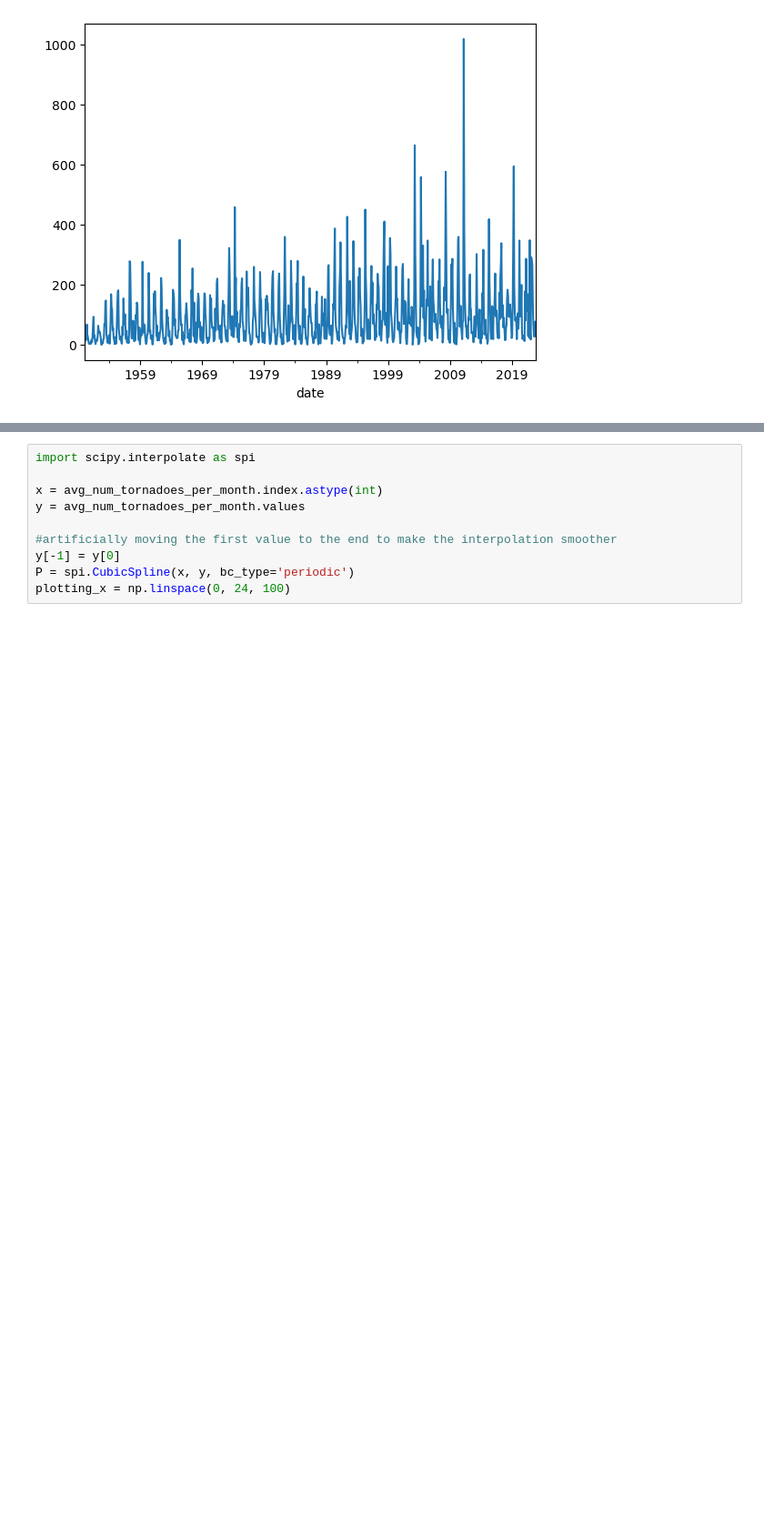
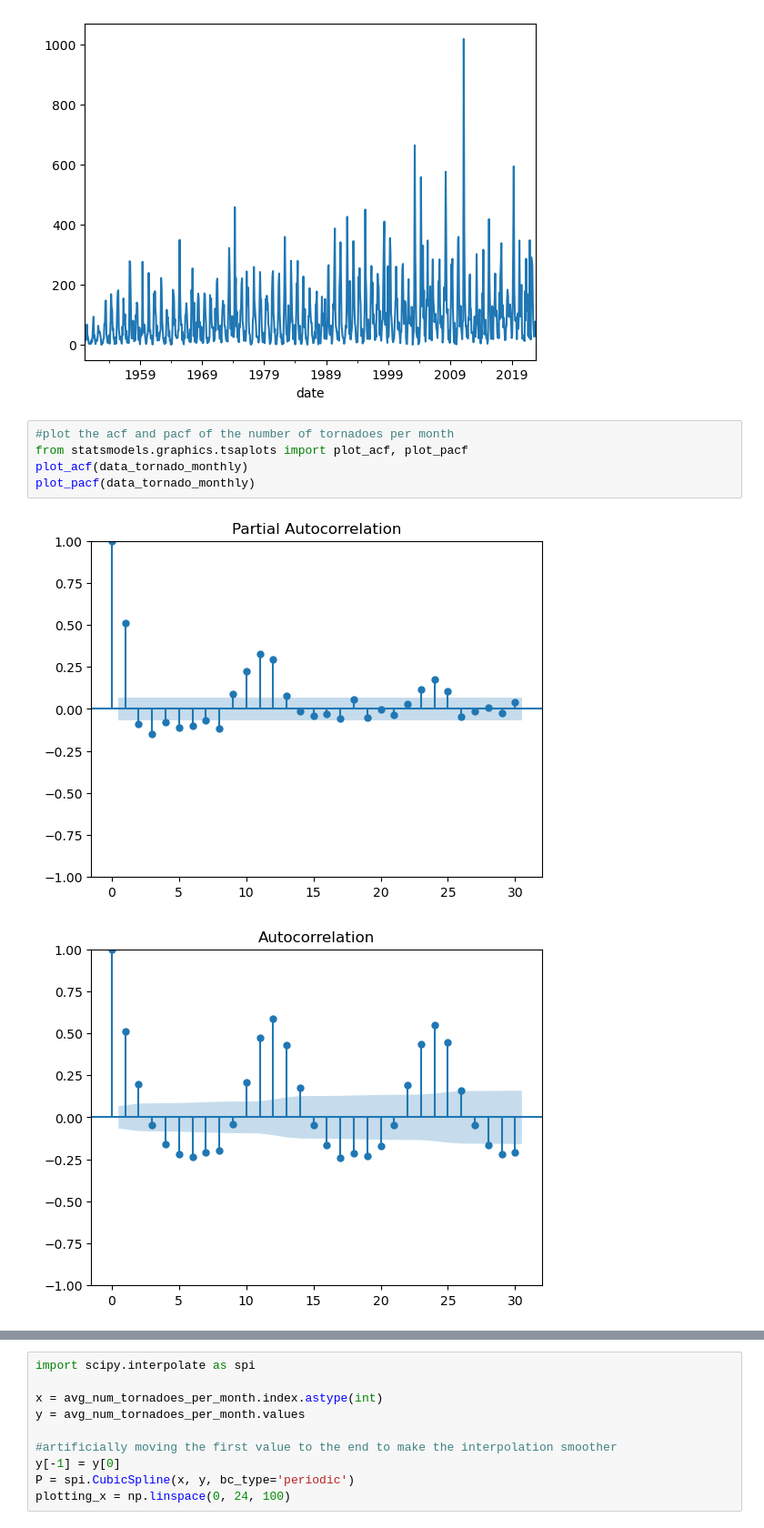
Before and after one commit to kmorhun/disasters_and_politics, a Jupyter notebook: src/overview_and_time_series_2.ipynb, the cells around one changed output, grey strips where cells are left out. Shown at 91% size. Saved outputs shown, nothing was run; the diff lists cells and outputs as text; blank space fills up the shorter version.

Commit message:
plotting acfs and pacfs

```diff
--- a/src/overview_and_time_series_2.ipynb
+++ b/src/overview_and_time_series_2.ipynb
@@ -138,3 +138,11 @@ data_tornado_monthly.plot()
 # %% [output]
 <Axes: xlabel='date'>
 [figure]
+# %%
+#plot the acf and pacf of the number of tornadoes per month
+from statsmodels.graphics.tsaplots import plot_acf, plot_pacf
+plot_acf(data_tornado_monthly)
+plot_pacf(data_tornado_monthly)
+# %% [output]
+[figure, added]
+[figure, added]
```
Also changed, not shown: parts of 9 cells of this notebook.
